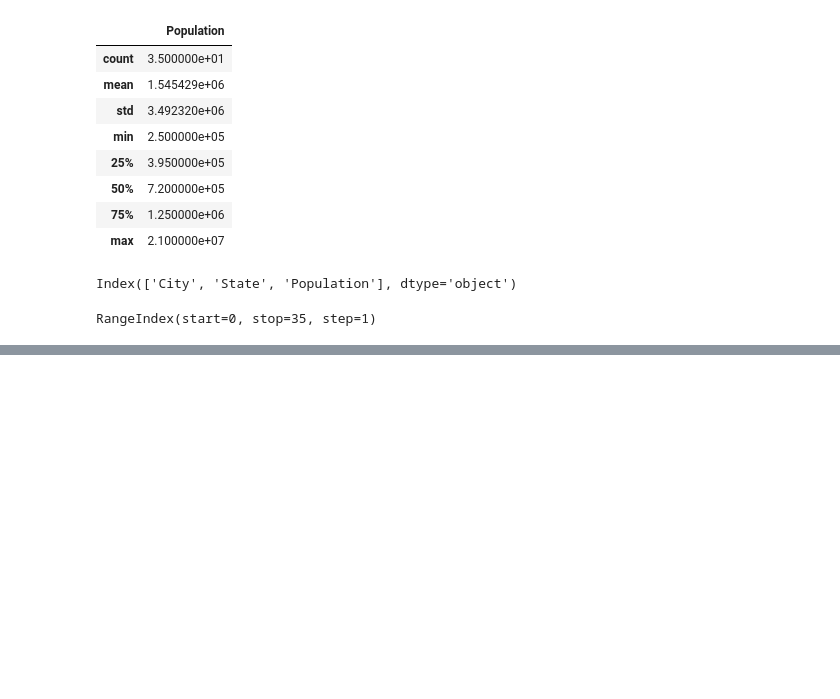
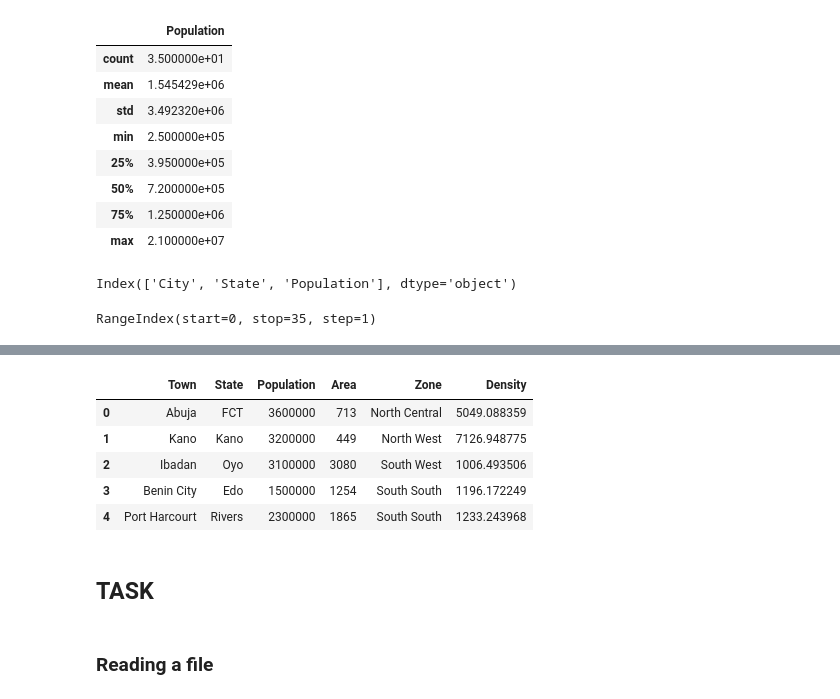
Before and after one commit to chuks363/data_science, a Jupyter notebook: notebooks/pandas.ipynb, the cells around one changed output, grey strips where cells are left out. Cells and saved outputs as stored; diff of their text form; code cells hidden in the pictures; blank space fills up the shorter version.

```diff
--- a/notebooks/pandas.ipynb
+++ b/notebooks/pandas.ipynb
@@ -342,0 +526,3 @@ RangeIndex(start=0, stop=35, step=1)
+# %%
+df = pd.read_csv('Population.csv')
+print(df)
@@ -342,0 +563,13 @@ RangeIndex(start=0, stop=35, step=1)
+# %%
+df.head()
+# %% [output]
+|  | Town | State | Population | Area | Zone | Density |
+| 0 | Abuja | FCT | 3600000 | 713 | North Central | 5049.088359 |
+| 1 | Kano | Kano | 3200000 | 449 | North West | 7126.948775 |
+| 2 | Ibadan | Oyo | 3100000 | 3080 | South West | 1006.493506 |
+| 3 | Benin City | Edo | 1500000 | 1254 | South South | 1196.172249 |
+| 4 | Port Harcourt | Rivers | 2300000 | 1865 | South South | 1233.243968 |
+# %% [markdown]
+## TASK
+# %% [markdown]
+### Reading a file
```
Also changed, not shown: parts of 25 cells of this notebook, 1 other file.
